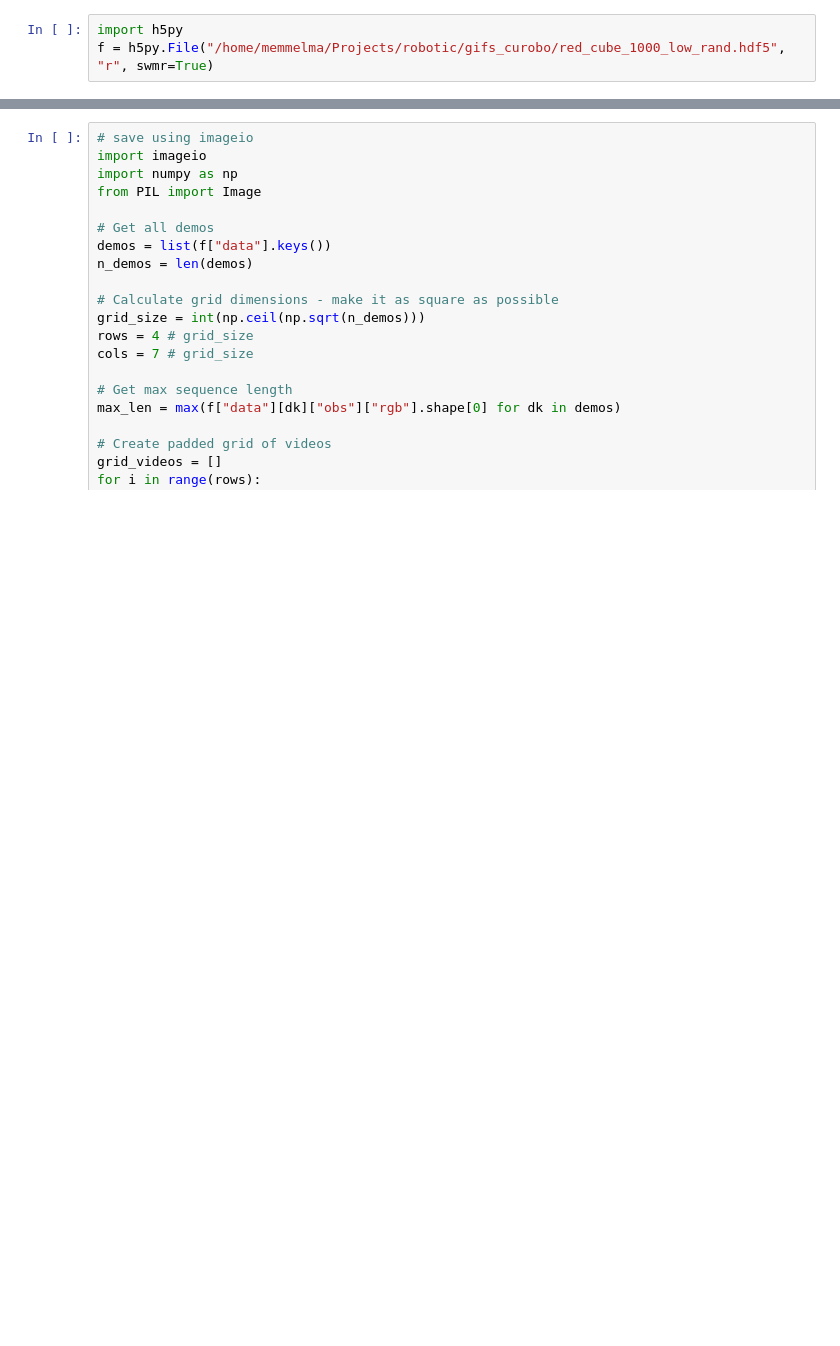
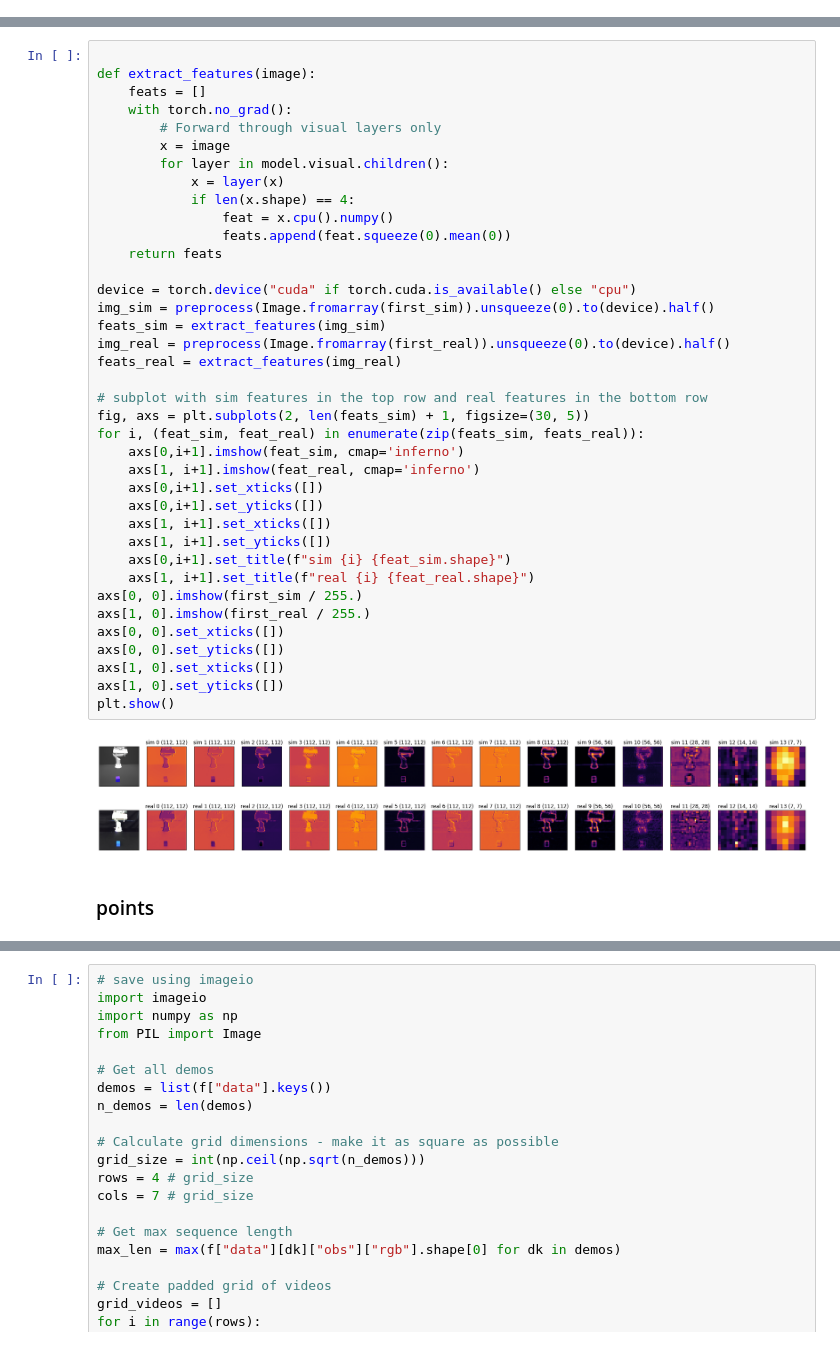
Before and after one commit to peek-robot/threedda, a Jupyter notebook: load_data.ipynb, the cells around one changed output, grey strips where cells are left out. Saved outputs shown, nothing was run; the diff lists cells and outputs as text; blank space fills up the shorter version.

```diff
--- a/load_data.ipynb
+++ b/load_data.ipynb
@@ -1,3 +0,0 @@
-# %%
-import h5py
-f = h5py.File("/home/memmelma/Projects/robotic/gifs_curobo/red_cube_1000_low_rand.hdf5", "r", swmr=True)
@@ -44,0 +64,42 @@ plt.show()
+# %%
+
+def extract_features(image):
+    feats = []
+    with torch.no_grad():
+        # Forward through visual layers only
+        x = image
+        for layer in model.visual.children():
+            x = layer(x)
+            if len(x.shape) == 4:
+                feat = x.cpu().numpy()
+                feats.append(feat.squeeze(0).mean(0))
+    return feats
+
+device = torch.device("cuda" if torch.cuda.is_available() else "cpu")
+img_sim = preprocess(Image.fromarray(first_sim)).unsqueeze(0).to(device).half()
+feats_sim = extract_features(img_sim)
+img_real = preprocess(Image.fromarray(first_real)).unsqueeze(0).to(device).half()
+feats_real = extract_features(img_real)
+
+# subplot with sim features in the top row and real features in the bottom row
+fig, axs = plt.subplots(2, len(feats_sim) + 1, figsize=(30, 5))
+for i, (feat_sim, feat_real) in enumerate(zip(feats_sim, feats_real)):
+    axs[0,i+1].imshow(feat_sim, cmap='inferno')
+    axs[1, i+1].imshow(feat_real, cmap='inferno')
+    axs[0,i+1].set_xticks([])
+    axs[0,i+1].set_yticks([])
+    axs[1, i+1].set_xticks([])
+    axs[1, i+1].set_yticks([])
+    axs[0,i+1].set_title(f"sim {i} {feat_sim.shape}")
+    axs[1, i+1].set_title(f"real {i} {feat_real.shape}")
+axs[0, 0].imshow(first_sim / 255.)
+axs[1, 0].imshow(first_real / 255.)
+axs[0, 0].set_xticks([])
+axs[0, 0].set_yticks([])
+axs[1, 0].set_xticks([])
+axs[1, 0].set_yticks([])
+plt.show()
+# %% [output]
+[figure, added]
+# %% [markdown]
+### points
```
Also changed, not shown: parts of 21 cells of this notebook, 6 other files.
